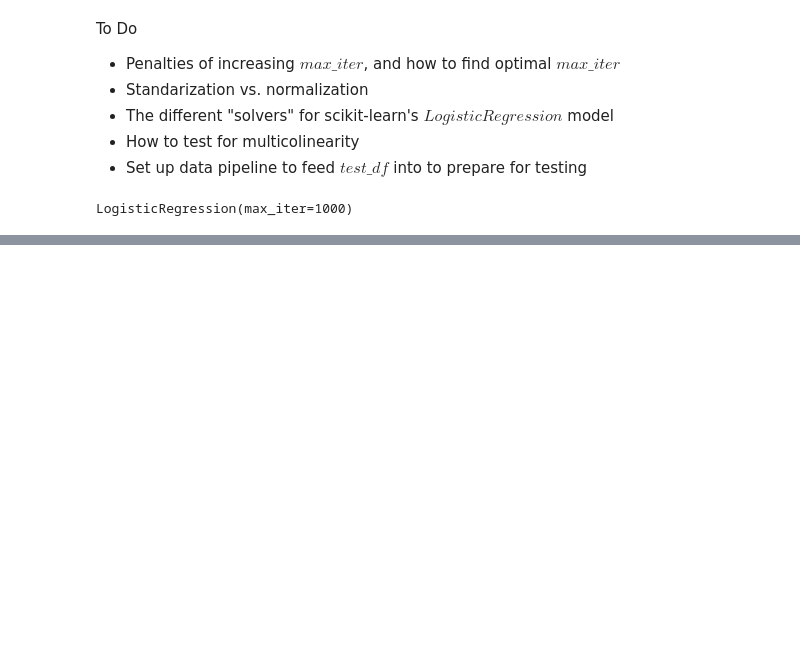
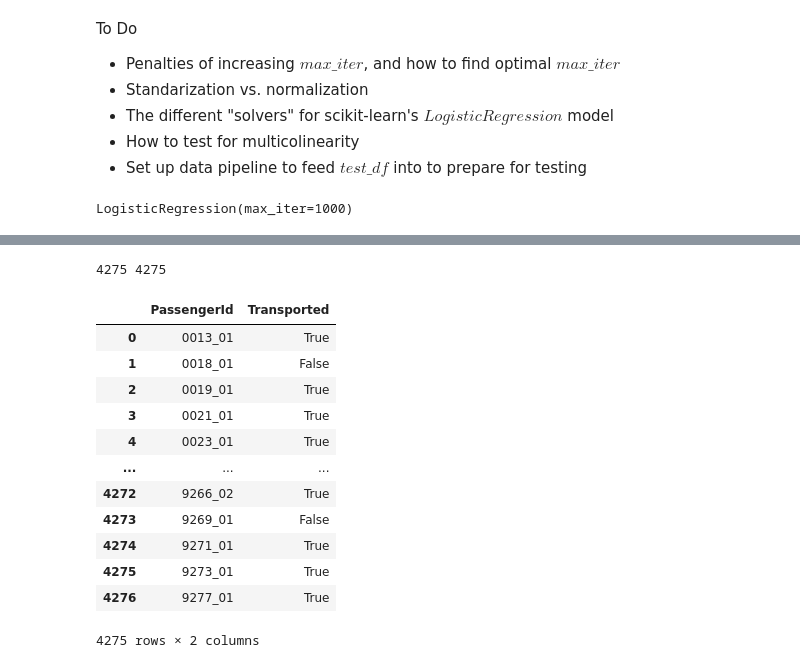
Before and after one commit to 20mattk/Kaggle-Spaceship-Titanic-Competition, a Jupyter notebook: spaceship.ipynb, the cells around one changed output, grey strips where cells are left out. Saved outputs shown, nothing was run; the diff lists cells and outputs as text; code cells hidden in the pictures; blank space fills up the shorter version.

```diff
--- a/spaceship.ipynb
+++ b/spaceship.ipynb
@@ -270,0 +327,2 @@ weighted avg       0.80      0.80      0.80      2607
+# %%
+passenger_ids = test_df['PassengerId']
@@ -270,0 +367,25 @@ weighted avg       0.80      0.80      0.80      2607
+# %%
+y_preds = model.predict(test_df)
+
+print(len(passenger_ids), len(y_preds))
+
+output_df = pd.DataFrame(
+    {'PassengerId': passenger_ids, 'Transported': y_preds}
+)
+output_df.to_csv('./results.csv', index=False)
+output_df
+# %% [output]
+4275 4275
+|  | PassengerId | Transported |
+| 0 | 0013_01 | True |
+| 1 | 0018_01 | False |
+| 2 | 0019_01 | True |
+| 3 | 0021_01 | True |
+| 4 | 0023_01 | True |
+| ... | ... | ... |
+| 4272 | 9266_02 | True |
+| 4273 | 9269_01 | False |
+| 4274 | 9271_01 | True |
+| 4275 | 9273_01 | True |
+| 4276 | 9277_01 | True |
+4275 rows × 2 columns
```
Also changed, not shown: parts of 13 cells of this notebook, 1 other file.
